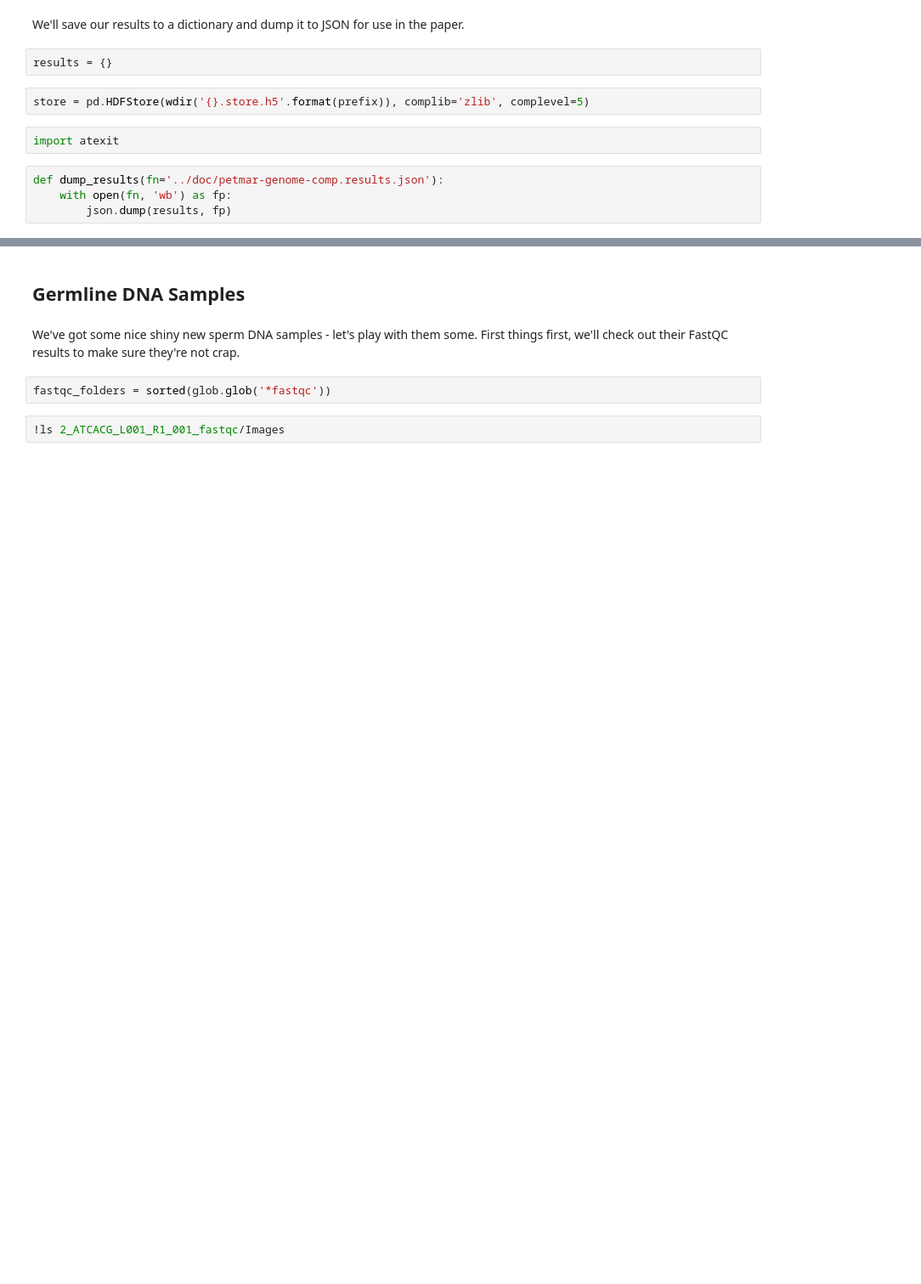
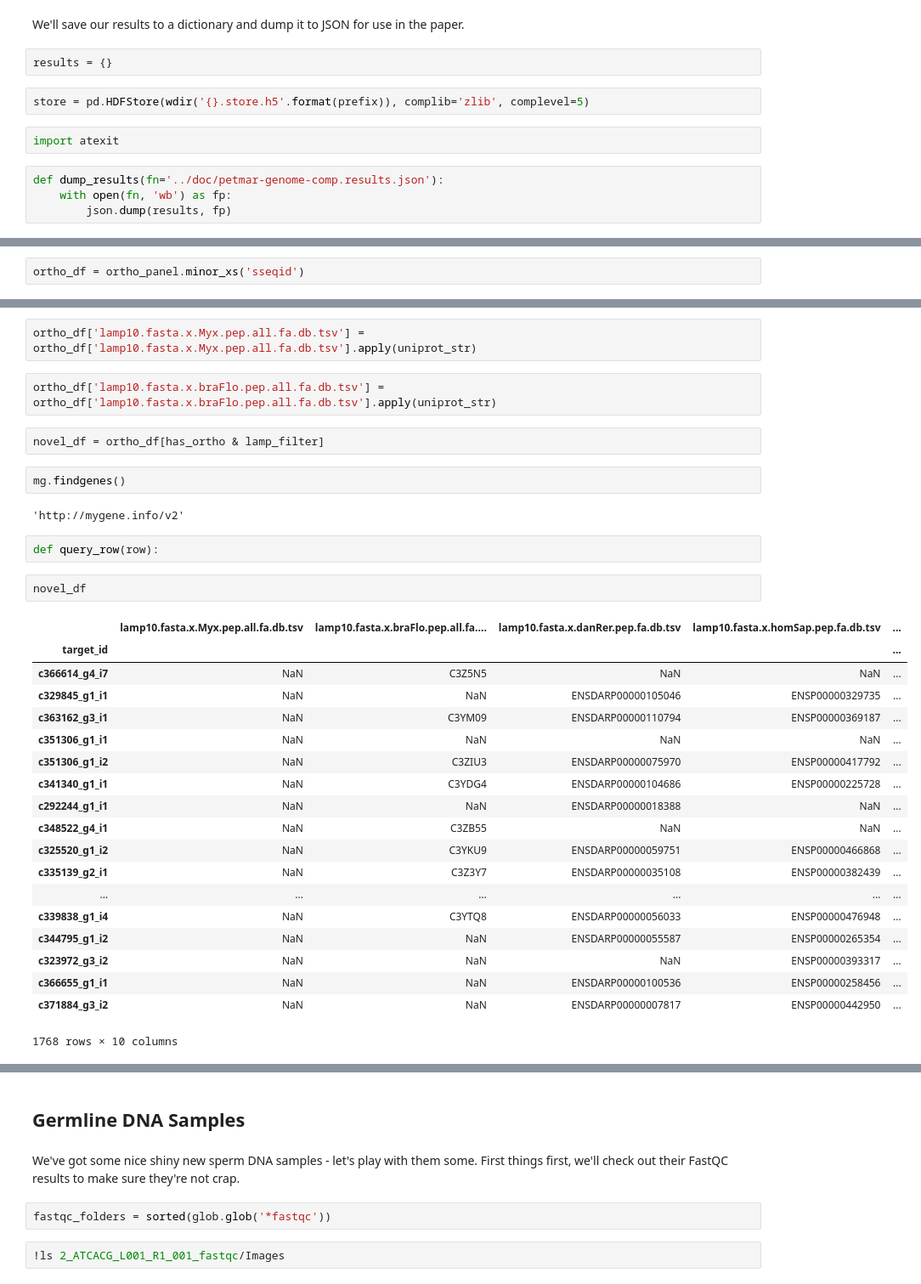
Before and after one commit to standage/2015-petMarSB, a Jupyter notebook: notebooks/petmar-genome-comp.ipynb, the cells around one changed output, grey strips where cells are left out. Shown: that part at 85% size. Cells and saved outputs as stored; diff of their text form; blank space fills up the shorter version.

Commit message:
ADd ortho stuff, update resources

```diff
--- a/notebooks/petmar-genome-comp.ipynb
+++ b/notebooks/petmar-genome-comp.ipynb
@@ -80,0 +112,2 @@ store.close()
+# %%
+ortho_df = ortho_panel.minor_xs('sseqid')
@@ -80,0 +144,34 @@ store.close()
+# %%
+ortho_df['lamp10.fasta.x.Myx.pep.all.fa.db.tsv'] = ortho_df['lamp10.fasta.x.Myx.pep.all.fa.db.tsv'].apply(uniprot_str)
+# %%
+ortho_df['lamp10.fasta.x.braFlo.pep.all.fa.db.tsv'] = ortho_df['lamp10.fasta.x.braFlo.pep.all.fa.db.tsv'].apply(uniprot_str)
+# %%
+novel_df = ortho_df[has_ortho & lamp_filter]
+# %%
+mg.findgenes()
+# %% [output]
+'http://mygene.info/v2'
+# %%
+def query_row(row):
+# %%
+novel_df
+# %% [output]
+|  | lamp10.fasta.x.Myx.pep.all.fa.db.tsv | lamp10.fasta.x.braFlo.pep.all.fa.... | lamp10.fasta.x.danRer.pep.fa.db.tsv | lamp10.fasta.x.homSap.pep.fa.db.tsv | ... |
+| target_id |  |  |  |  | ... |
+| c366614_g4_i7 | NaN | C3Z5N5 | NaN | NaN | ... |
+| c329845_g1_i1 | NaN | NaN | ENSDARP00000105046 | ENSP00000329735 | ... |
+| c363162_g3_i1 | NaN | C3YM09 | ENSDARP00000110794 | ENSP00000369187 | ... |
+| c351306_g1_i1 | NaN | NaN | NaN | NaN | ... |
+| c351306_g1_i2 | NaN | C3ZIU3 | ENSDARP00000075970 | ENSP00000417792 | ... |
+| c341340_g1_i1 | NaN | C3YDG4 | ENSDARP00000104686 | ENSP00000225728 | ... |
+| c292244_g1_i1 | NaN | NaN | ENSDARP00000018388 | NaN | ... |
+| c348522_g4_i1 | NaN | C3ZB55 | NaN | NaN | ... |
+| c325520_g1_i2 | NaN | C3YKU9 | ENSDARP00000059751 | ENSP00000466868 | ... |
+| c335139_g2_i1 | NaN | C3Z3Y7 | ENSDARP00000035108 | ENSP00000382439 | ... |
+| ... | ... | ... | ... | ... | ... |
+| c339838_g1_i4 | NaN | C3YTQ8 | ENSDARP00000056033 | ENSP00000476948 | ... |
+| c344795_g1_i2 | NaN | NaN | ENSDARP00000055587 | ENSP00000265354 | ... |
+| c323972_g3_i2 | NaN | NaN | NaN | ENSP00000393317 | ... |
+| c366655_g1_i1 | NaN | NaN | ENSDARP00000100536 | ENSP00000258456 | ... |
+| c371884_g3_i2 | NaN | NaN | ENSDARP00000007817 | ENSP00000442950 | ... |
+1768 rows × 10 columns
```
Also changed, not shown: parts of 22 cells of this notebook, 2 other files.
